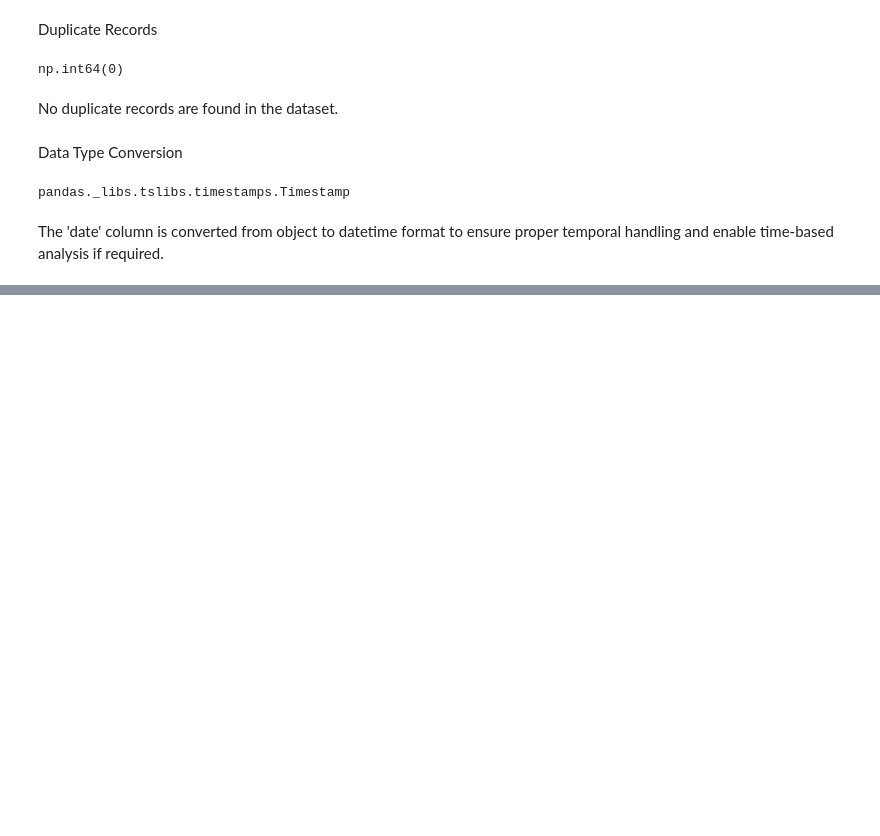
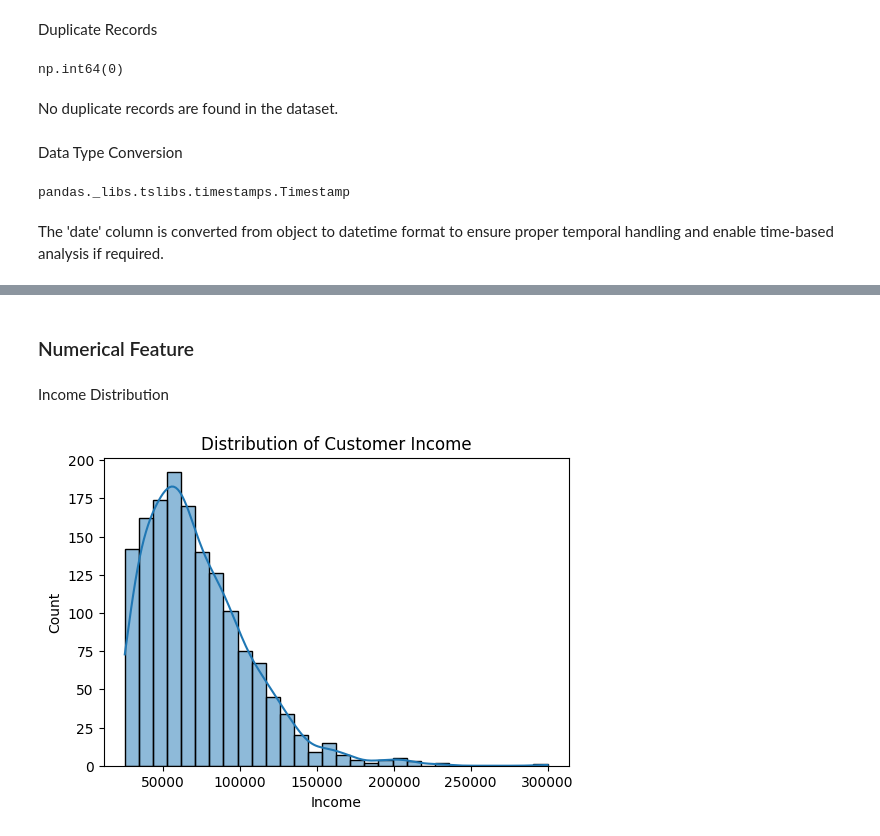
Before and after one commit to ShuHuiK/WIE3007_Group_Assignment, a Jupyter notebook: eda_decision_tree.ipynb, the cells around one changed output, grey strips where cells are left out. Saved outputs shown, nothing was run; the diff lists cells and outputs as text; code cells hidden in the pictures; blank space fills up the shorter version.

```diff
--- a/eda_decision_tree.ipynb
+++ b/eda_decision_tree.ipynb
@@ -90,0 +121,13 @@ The 'date' column is converted from object to datetime format to ensure proper t
+# %% [markdown]
+### Numerical Feature
+# %% [markdown]
+Income Distribution
+# %%
+plt.figure(figsize=(6,4))
+sns.histplot(df['income'], bins=30, kde=True)
+plt.title("Distribution of Customer Income")
+plt.xlabel("Income")
+plt.ylabel("Count")
+plt.show()
+# %% [output]
+[figure, added]
```
Also changed, not shown: parts of 22 cells of this notebook.
